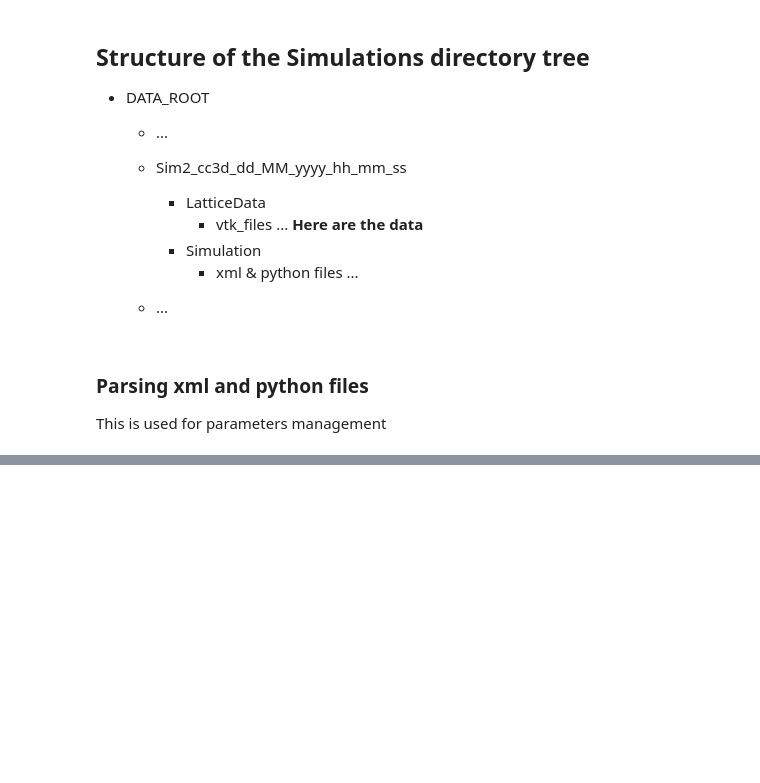
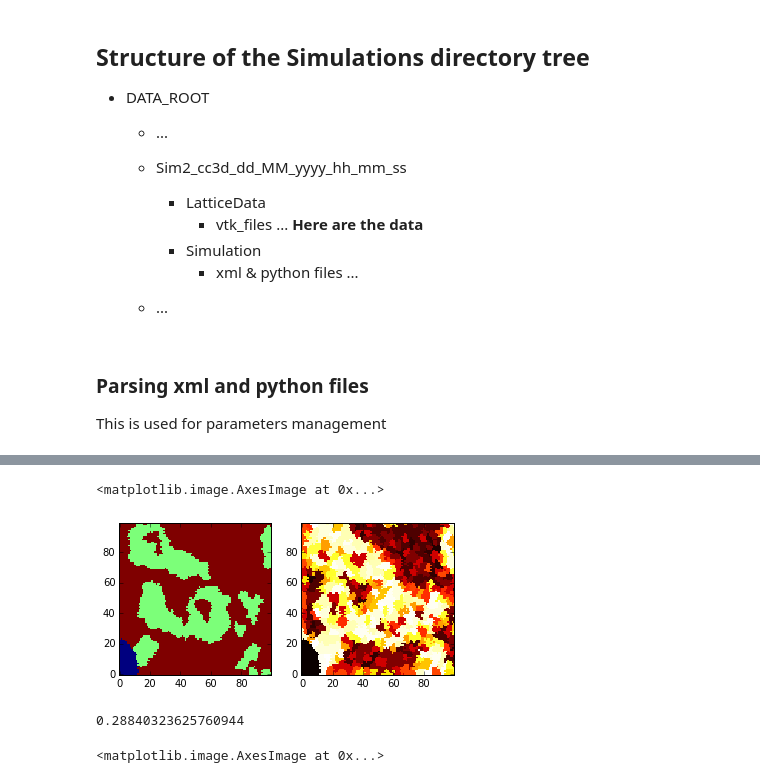
Before and after one commit to glyg/CancerStemCells_GGH, a Jupyter notebook: Notebooks/CompuCell3D simulations Importer.ipynb, the cells around one changed output, grey strips where cells are left out. Drawn from its saved outputs; the diff is of its cells as text; code cells hidden in the pictures; blank space fills up the shorter version.

```diff
--- a/Notebooks/CompuCell3D simulations Importer.ipynb
+++ b/Notebooks/CompuCell3D simulations Importer.ipynb
@@ -152,0 +219,14 @@ for ax, data in zip(axes, [cell_type, cell_id, cluster_id]):
+# %%
+import pandas as pd
+fliped = [(t, s) for s, t in rag.edges()]
+bi_direct = rag.edges() + fliped
+e_idx = pd.MultiIndex.from_tuples(bi_direct,
+                                  names=['srce', 'trgt'])
+
+v_idx = pd.Index(rag.nodes(), name='vertex')
+
+
+types = pd.Series([cell_type[cell_id==i][0] for i in v_idx],
+                  index=v_idx, name='type')
+trgt_types = pd.Series(types.loc[e_idx.get_level_values('trgt')].values, index=e_idx)
+srce_type = pd.Series(types.loc[e_idx.get_level_values('srce')].values, index=e_idx)
@@ -152,0 +235,2 @@ for ax, data in zip(axes, [cell_type, cell_id, cluster_id]):
+# %%
+diff = trgt_types == srce_type
@@ -152,0 +245,2 @@ for ax, data in zip(axes, [cell_type, cell_id, cluster_id]):
+# %%
+pis = diff.groupby(level='srce').apply(lambda df: sp.special.binom(df.size, df.sum())/2**df.size)
@@ -152,0 +267,23 @@ for ax, data in zip(axes, [cell_type, cell_id, cluster_id]):
+# %%
+entropy = - pis * np.log2(pis)
+entropy_field = cell_type.copy().astype(np.float)
+for lbl in v_idx:
+    entropy_field[cell_id == lbl] = entropy.loc[lbl]
+
+entropy_field = entropy_field / entropy_field.max()
+# %%
+fig, axes = plt.subplots(1, 2)
+axes[0].imshow(cell_type[:100, :100], origin='lower', interpolation='nearest')
+axes[1].imshow(entropy_field[:100, :100], cmap='hot', origin='lower', interpolation='nearest')
+# %% [output]
+<matplotlib.image.AxesImage at 0x...>
+[figure, added]
+# %%
+entropy.loc[1:].mean()
+# %% [output]
+0.28840323625760944
+# %%
+axes[1].imshow(entropy_field[:100, :100] * (cell_type[:100, :100] == 1),
+               cmap='hot', origin='lower', interpolation='nearest')
+# %% [output]
+<matplotlib.image.AxesImage at 0x...>
```
Also changed, not shown: parts of 20 cells of this notebook, 3 other files.
